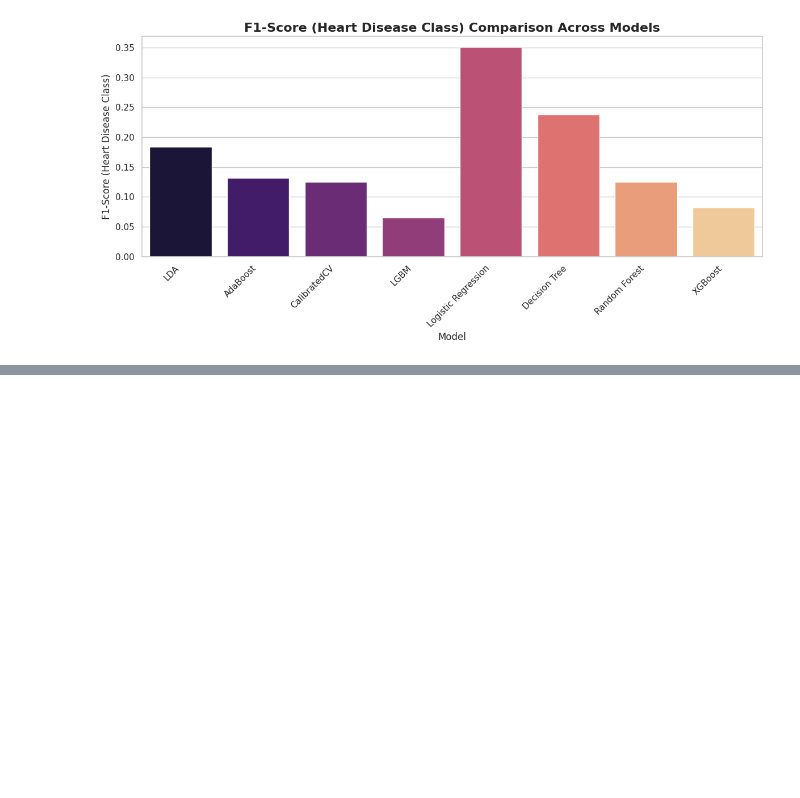
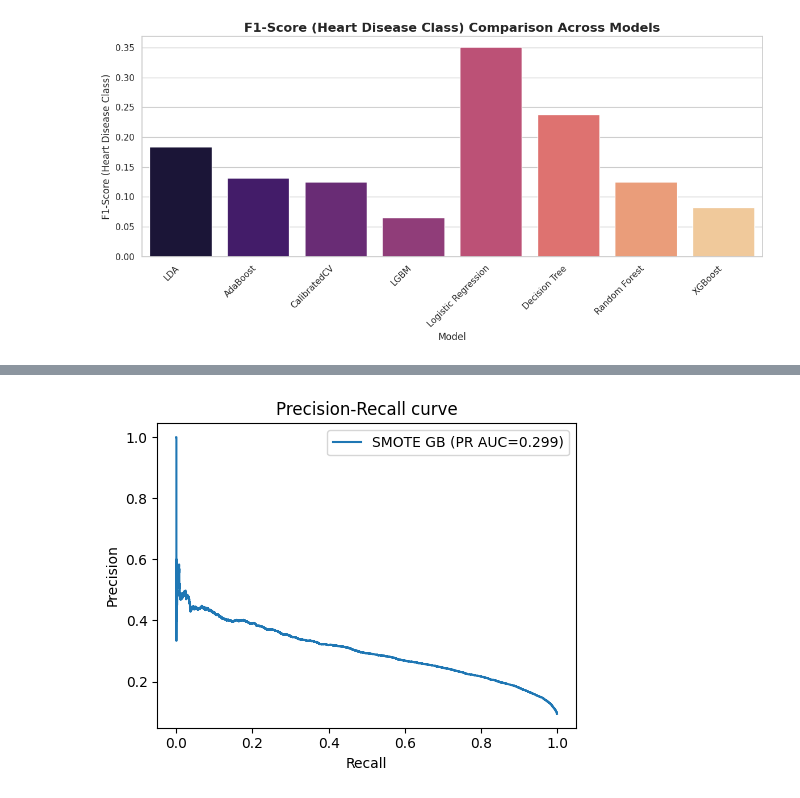
Before and after one commit to Ninja-draw-coder/PythonProjects, a Jupyter notebook: HeartDisease.ipynb, the cells around one changed output, grey strips where cells are left out. Saved outputs shown, nothing was run; the diff lists cells and outputs as text; code cells hidden in the pictures; blank space fills up the shorter version.

```diff
--- a/HeartDisease.ipynb
+++ b/HeartDisease.ipynb
@@ -787,0 +796,91 @@ macro avg      0.662319  0.550268  0.565395  50736.000000
+# %%
+# Heart-disease risk: balanced-training experiment with SMOTE vs RandomUnder + driver importance
+
+import pandas as pd
+import numpy as np
+from sklearn.model_selection import train_test_split, StratifiedKFold, cross_val_score
+from sklearn.preprocessing import StandardScaler, OneHotEncoder
+from sklearn.compose import ColumnTransformer
+from sklearn.pipeline import Pipeline
+from imblearn.pipeline import Pipeline as ImbPipeline
+from imblearn.over_sampling import SMOTE
+from imblearn.under_sampling import RandomUnderSampler
+from sklearn.ensemble import GradientBoostingClassifier
+from sklearn.metrics import average_precision_score, precision_recall_curve, auc
+import matplotlib.pyplot as plt
+
+# 1. Load data
+heart = pd.read_csv('heartdisease.csv')
+heart['HeartDiseaseorAttack'] = heart['HeartDiseaseorAttack'].astype(int)
+
+# 2. Feature engineering – simple, interpretable
+heart['BMI_cat'] = pd.cut(heart['BMI'], bins=[0,18.5,25,30,100], labels=['Under/Normal','Overweight','Obese','Severely Obese'])
+heart['Age_grp'] = pd.cut(heart['Age'], bins=[0,5,9,11,13], labels=['18-34','35-44','45-54','55+'])
+
+X = heart.drop('HeartDiseaseorAttack', axis=1)
+y = heart['HeartDiseaseorAttack']
+
+cat_cols = ['BMI_cat','Age_grp']
+num_cols = [c for c in X.columns if c not in cat_cols]
+
+pre = ColumnTransformer([
+    ('num', StandardScaler(), num_cols),
+    ('cat', OneHotEncoder(drop='first'), cat_cols)
+])
+
+# Helper to return PR-AUC via cross-val
+cv = StratifiedKFold(n_splits=5, shuffle=True, random_state=42)
+
+def pr_auc(model):
+    pr_aucs = []
+    for train_idx, test_idx in cv.split(X, y):
+        model.fit(X.iloc[train_idx], y.iloc[train_idx])
+        probas = model.predict_proba(X.iloc[test_idx])[:,1]
+        precision, recall, _ = precision_recall_curve(y.iloc[test_idx], probas)
+        pr_aucs.append(auc(recall, precision))
+    return np.mean(pr_aucs)
+
+# 3. Oversampling with SMOTE
+pipe_smote = ImbPipeline([
+    ('pre', pre),
+    ('smote', SMOTE(random_state=42)),
+    ('gb', GradientBoostingClassifier(random_state=42))
+])
+
+smote_pr = pr_auc(pipe_smote)
+print('SMOTE PR_AUC:', smote_pr)
+
+# 4. Undersampling with RandomUnderSampler
+pipe_under = ImbPipeline([
+    ('pre', pre),
+    ('under', RandomUnderSampler(random_state=42)),
+    ('gb', GradientBoostingClassifier(random_state=42))
+])
+under_pr = pr_auc(pipe_under)
+print('RandomUnderSampler PR_AUC:', under_pr)
+
+# 5. Fit final SMOTE model on entire data and get feature importances
+pipe_smote.fit(X, y)
+
+# feature names
+cat_feats = pipe_smote.named_steps['pre'].named_transformers_['cat'].get_feature_names_out(cat_cols)
+feat_names = num_cols + list(cat_feats)
+importances = pipe_smote.named_steps['gb'].feature_importances_
+fi = pd.DataFrame({'Feature': feat_names, 'Importance': importances})
+fi = fi.sort_values('Importance', ascending=False).head(12)
+print(fi)
+
+# 6. Precision-recall curve on hold-out 20% split for illustration
+X_train, X_test, y_train, y_test = train_test_split(X, y, test_size=0.2, stratify=y, random_state=1)
+pipe_smote.fit(X_train, y_train)
+probs = pipe_smote.predict_proba(X_test)[:,1]
+precision, recall, _ = precision_recall_curve(y_test, probs)
+plt.figure(figsize=(5,4))
+plt.plot(recall, precision, label='SMOTE GB (PR AUC='+str(round(auc(recall,precision),3))+')')
+plt.xlabel('Recall')
+plt.ylabel('Precision')
+plt.title('Precision-Recall curve')
+plt.legend()
+plt.tight_layout()
+plt.show()
+# %% [output]
@@ -787,0 +902 @@ macro avg      0.662319  0.550268  0.565395  50736.000000
+[figure, added]
```
Also changed, not shown: parts of 10 cells of this notebook.
